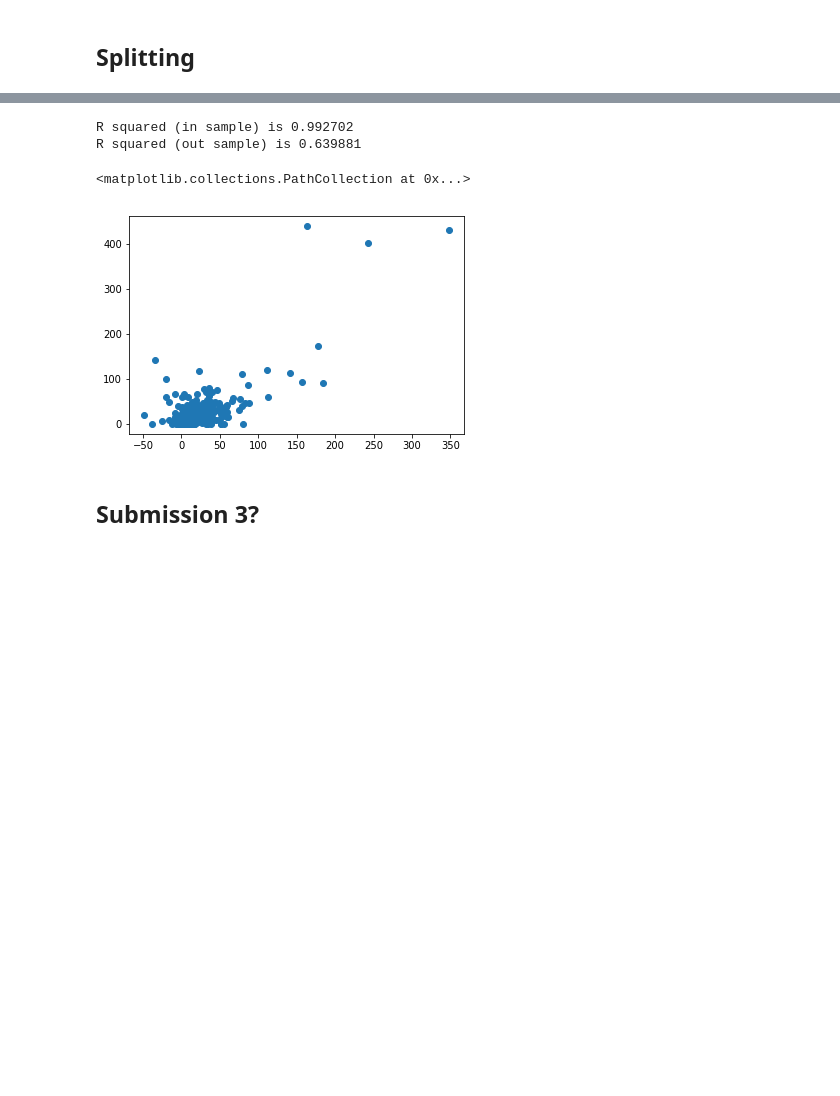
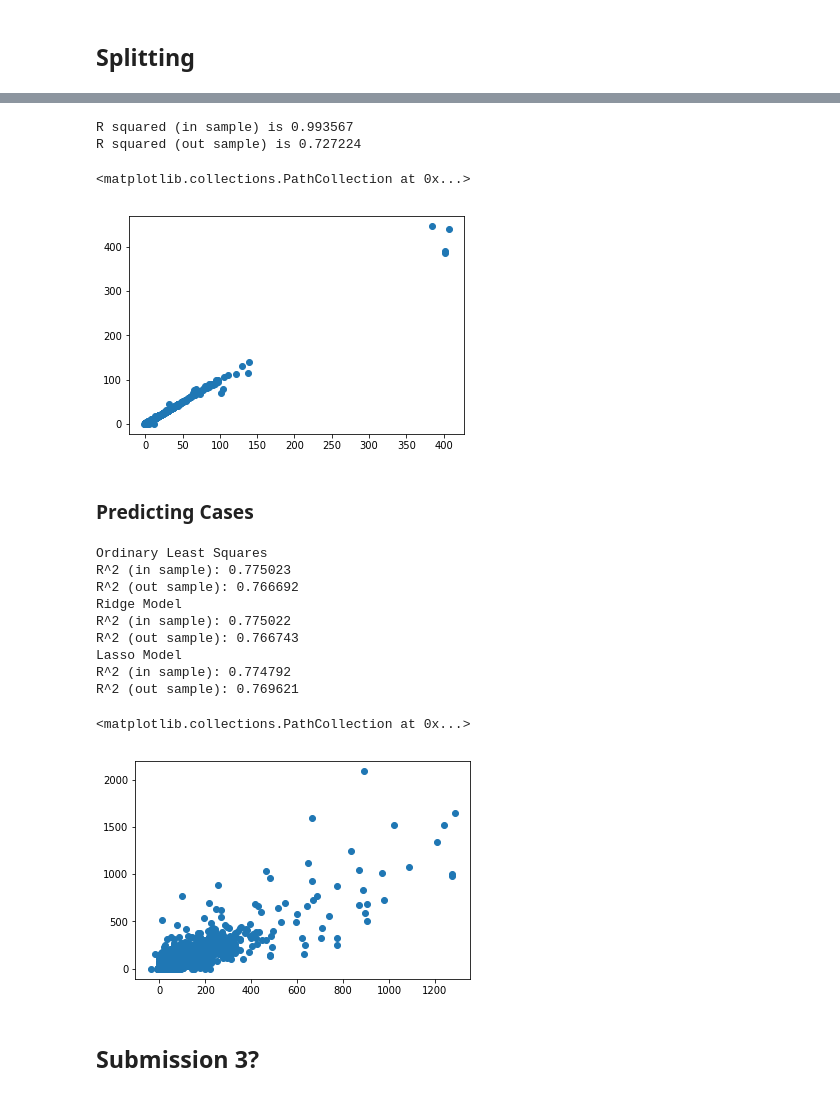
Before and after one commit to majesticfish/CS156B-Covid-Challenge, a Jupyter notebook: exploratory/Sean's Notebook/Just XY, please.ipynb, the cells around one changed output, grey strips where cells are left out. Drawn from its saved outputs; the diff is of its cells as text; code cells hidden in the pictures; blank space fills up the shorter version.

```diff
--- a/exploratory/Sean's Notebook/Just XY, please.ipynb
+++ b/exploratory/Sean's Notebook/Just XY, please.ipynb
@@ -335,5 +349,5 @@ R^2 (out sample): 0.238672
 # %%
-gbm = lgb.LGBMRegressor(n_estimators=1500);
+gbm = lgb.LGBMRegressor(n_estimators=1500,num_leaves=200);
 gbm.fit(X_train_filtered, y_train,
         eval_set=[(X_test_filtered, y_test)],
         eval_metric='l2',
@@ -342,12 +356,46 @@ pred_train = gbm.predict(X_train_filtered, num_iteration=gbm.best_iteration_)
 print("R squared (in sample) is %f" % Rsquare(pred_train, y_train))
 pred_test = gbm.predict(X_test_filtered, num_iteration=gbm.best_iteration_)
 print("R squared (out sample) is %f" % Rsquare(pred_test, y_test))
-plt.scatter(pred_test, y_test)
+plt.scatter(pred_train, y_train)
 # %% [output]
-R squared (in sample) is 0.992702
-R squared (out sample) is 0.639881
+R squared (in sample) is 0.993567
+R squared (out sample) is 0.727224
 <matplotlib.collections.PathCollection at 0x...>
-[figure, old version]
+[figure, new version]
+# %% [markdown]
+### Predicting Cases
+# %%
+X_train, X_test, y_train, y_test = train_test_split(X, y_cases, test_size=0.4)
+X_train_filtered = X_train[good_cols]
+X_test_filtered = X_test[good_cols]
+# %%
+normal_model_cases = LinearRegression().fit(X_train_filtered.values, y_train)
+print("Ordinary Least Squares")
+print("R^2 (in sample): %f" % normal_model_cases.score(X_train_filtered,y_train))
+print("R^2 (out sample): %f" % normal_model_cases.score(X_test_filtered,y_test))
+ridge_model_cases = Ridge(alpha=1000)
+ridge_model_cases.fit(X_train_filtered.values, y_train)
+print("Ridge Model")
+print("R^2 (in sample): %f" % ridge_model_cases.score(X_train_filtered,y_train))
+print("R^2 (out sample): %f" % ridge_model_cases.score(X_test_filtered,y_test))
+lasso_model_cases = Lasso(alpha=1)
+lasso_model_cases.fit(X_train_filtered.values, y_train)
+print("Lasso Model")
+print("R^2 (in sample): %f" % lasso_model_cases.score(X_train_filtered,y_train))
+print("R^2 (out sample): %f" % lasso_model_cases.score(X_test_filtered,y_test))
+plt.scatter(ridge_model_cases.predict(X_test_filtered), y_test)
+# %% [output]
+Ordinary Least Squares
+R^2 (in sample): 0.775023
+R^2 (out sample): 0.766692
+Ridge Model
+R^2 (in sample): 0.775022
+R^2 (out sample): 0.766743
+Lasso Model
+R^2 (in sample): 0.774792
+R^2 (out sample): 0.769621
+<matplotlib.collections.PathCollection at 0x...>
+[figure, added]
 # %% [markdown]
 ## Submission 3?
 # %%
```
Also changed, not shown: parts of 10 cells of this notebook.
